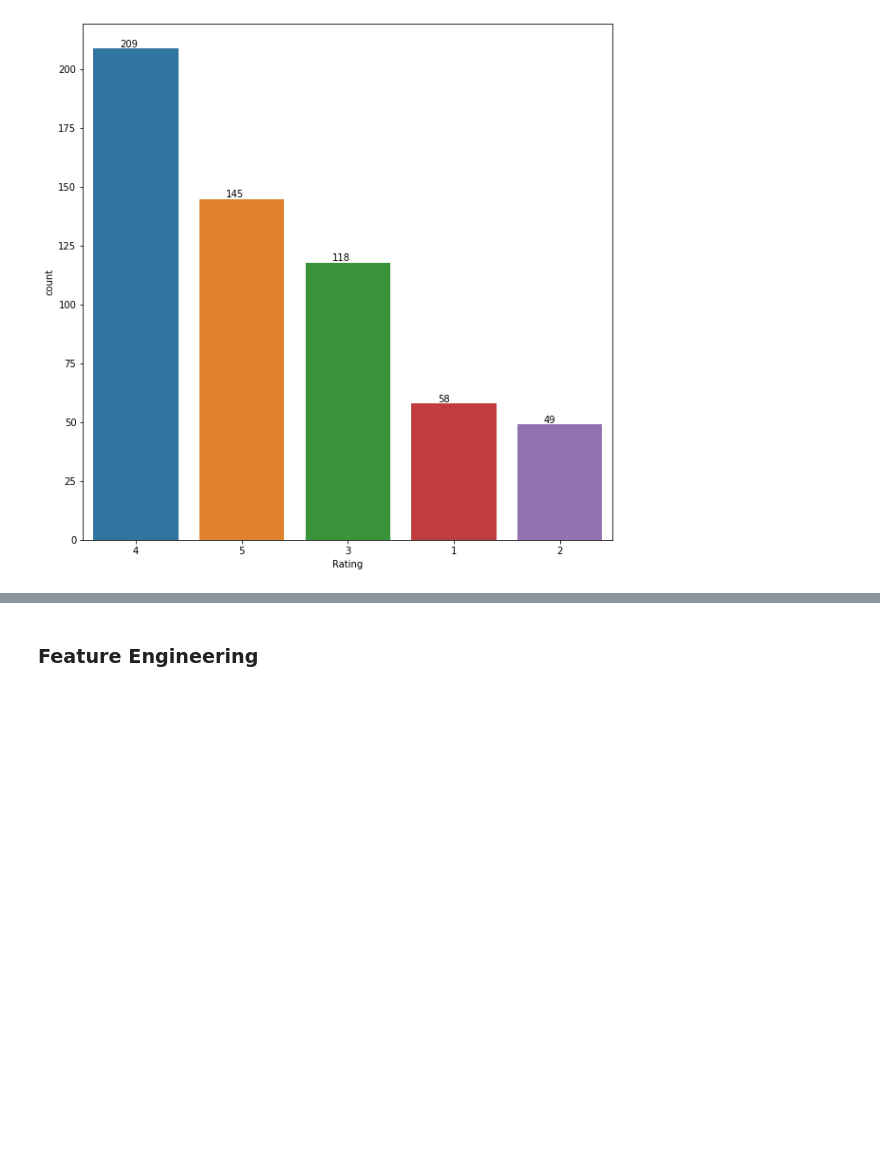
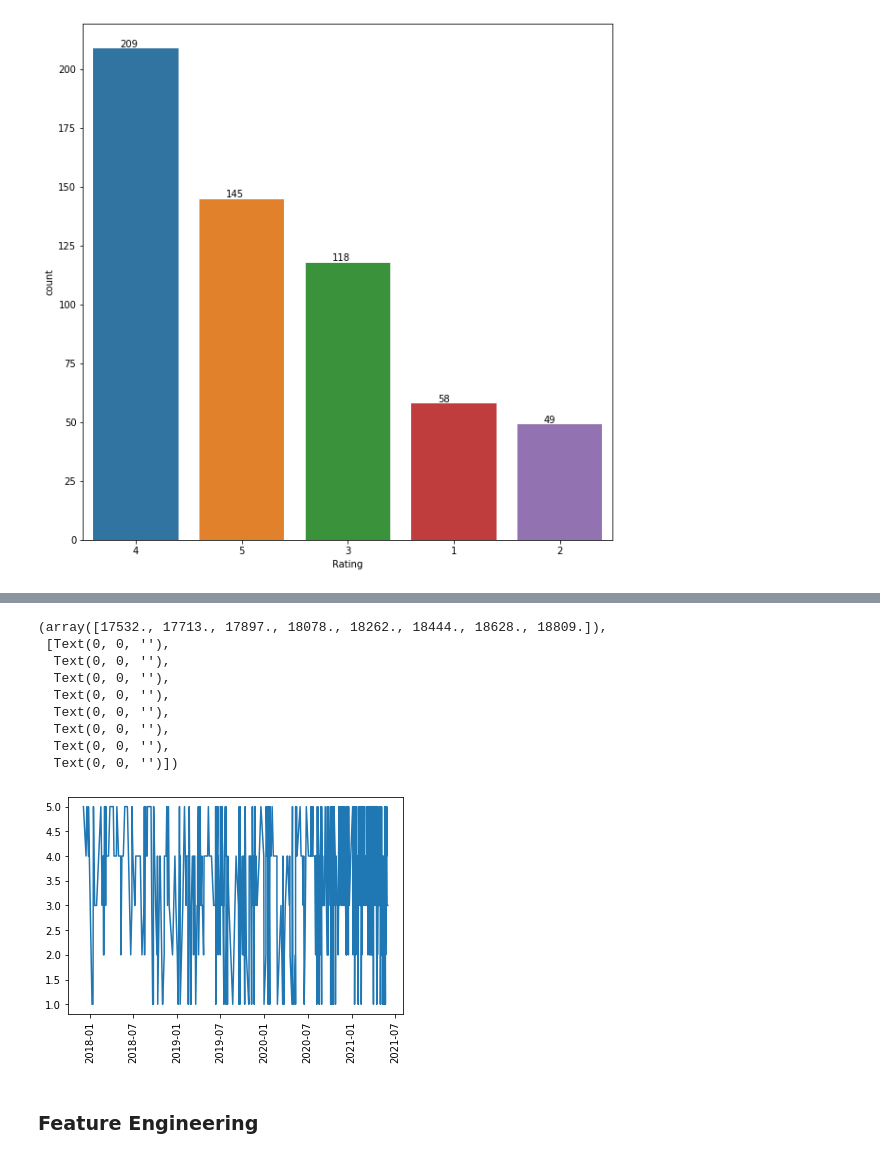
Before and after one commit to hassant727/Glassdoor_Scraper, a Jupyter notebook: Glassdoor_Scraper/EDA_Python.ipynb, the cells around one changed output, grey strips where cells are left out. Saved outputs shown, nothing was run; the diff lists cells and outputs as text; code cells hidden in the pictures; blank space fills up the shorter version.

```diff
--- a/Glassdoor_Scraper/EDA_Python.ipynb
+++ b/Glassdoor_Scraper/EDA_Python.ipynb
@@ -45,4 +42,0 @@ df.head()
-# %%
-df['Date Posted'] = df['Author Info'].str[0.8]
-df['Date Posted'] = df['Author Info']
-df.head(20)
@@ -67,4 +49,4 @@ df.head(20)
 # %%
 # DROP UNWANTED COLUMNS
-# df.drop(labels=['column name', 'column name'], axis=1, inplace=True)
-# df.head()
+df.drop(labels=['Unnamed: 9'], axis=1, inplace=True)
+df.head()
@@ -100,3 +78,6 @@ Rectangle(xy=(2.6, 0), width=0.8, height=58, angle=0)
 Rectangle(xy=(3.6, 0), width=0.8, height=49, angle=0)
 49
 [figure]
+# %%
+# Convert datatype to datetime
+df['Date Posted'] =  pd.to_datetime(df['Date Posted'])
@@ -103,3 +104,34 @@ Rectangle(xy=(3.6, 0), width=0.8, height=49, angle=0)
+# %%
+
+# time_series = pd.DataFrame(df['Rating'].value_counts().reset_index())
+# time_series.columns = ['Date Posted', 'Rating']
+
+# time_series.plot(kind='hist')
+# plt.show()
+
+
+# months = range(1,13)
+
+# plt.bar(months, results['Date Posted'])
+# plt.xticks(Date Posted)
+# plt.ylabel('Ratings')
+# plt.xlabel('Month Number')
+# plt.show()
+
+df = df.sort_values('Date Posted', ascending=True)
+plt.plot(df['Date Posted'], df['Rating'])
+plt.xticks(rotation='vertical')
+# %% [output]
+(array([17532., 17713., 17897., 18078., 18262., 18444., 18628., 18809.]),
+ [Text(0, 0, ''),
+  Text(0, 0, ''),
+  Text(0, 0, ''),
+  Text(0, 0, ''),
+  Text(0, 0, ''),
+  Text(0, 0, ''),
+  Text(0, 0, ''),
+  Text(0, 0, '')])
+[figure, added]
 # %% [markdown]
 ### Feature Engineering
 # %%
```
Also changed, not shown: parts of 17 cells of this notebook, 3 other files.
